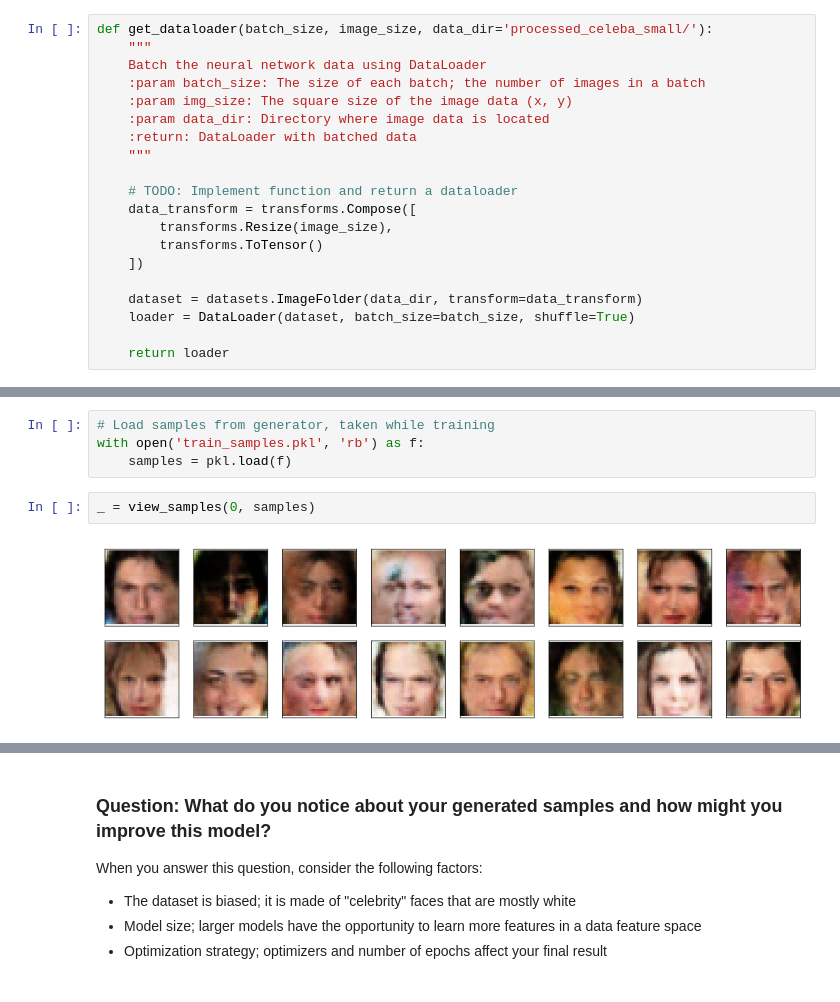
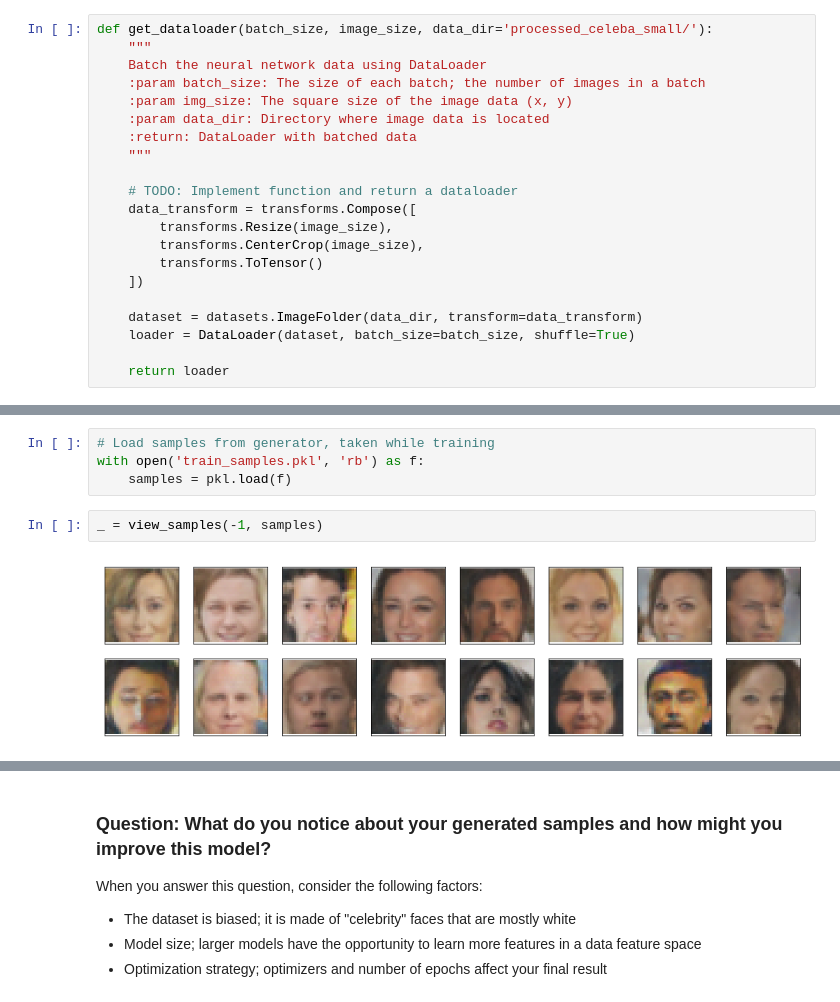
Before and after one commit to gustaph/dcgan-generate-faces, a Jupyter notebook: dlnd_face_generation.ipynb, the cells around one changed output, grey strips where cells are left out. Saved outputs shown, nothing was run; the diff lists cells and outputs as text.

```diff
--- a/dlnd_face_generation.ipynb
+++ b/dlnd_face_generation.ipynb
@@ -74,6 +74,7 @@ def get_dataloader(batch_size, image_size, data_dir='processed_celeba_small/'):
     # TODO: Implement function and return a dataloader
     data_transform = transforms.Compose([
         transforms.Resize(image_size),
+        transforms.CenterCrop(image_size),
         transforms.ToTensor()
     ])
 
@@ -658,6 +660,6 @@ def view_samples(epoch, samples):
 with open('train_samples.pkl', 'rb') as f:
     samples = pkl.load(f)
 # %%
-_ = view_samples(0, samples)
+_ = view_samples(-1, samples)
 # %% [output]
-[figure, old version]
+[figure, new version]
```
Also changed, not shown: parts of 11 cells of this notebook, 1 other file.
